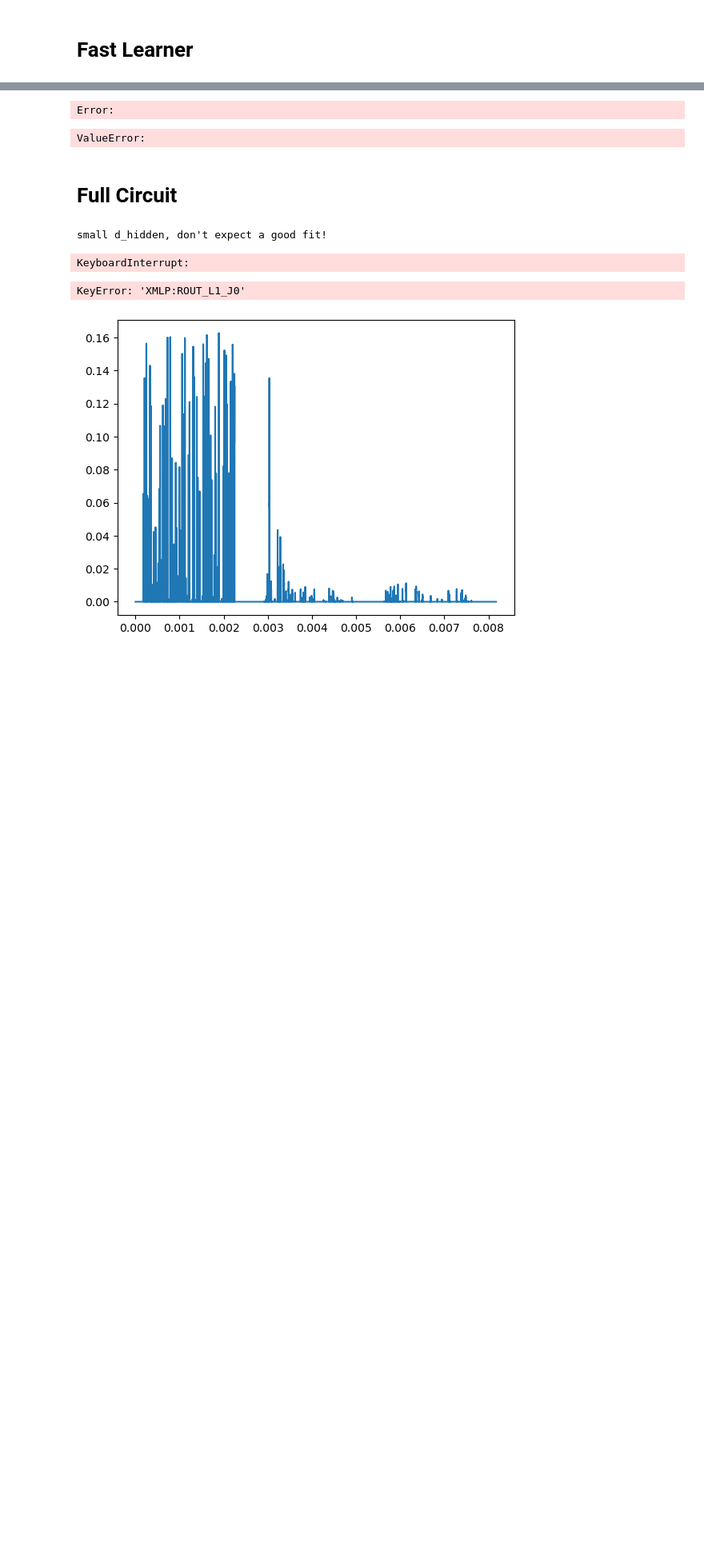
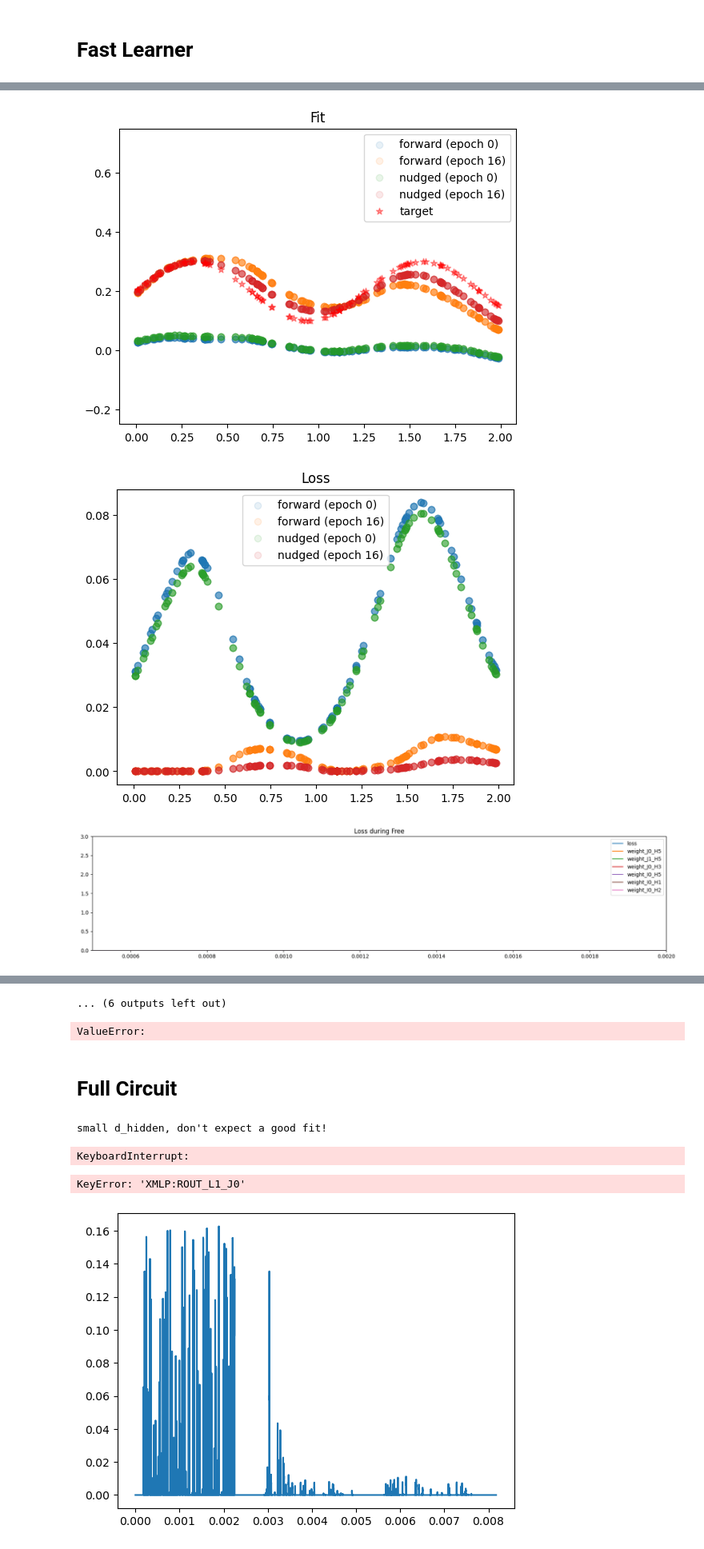
Before and after one commit to Jonas-Metzger/analog-mlp-circuit, a Jupyter notebook: mlp.ipynb, the cells around one changed output, grey strips where cells are left out. Shown at 80% size. Cells and saved outputs as stored; diff of their text form; code cells hidden in the pictures; blank space fills up the shorter version.

```diff
--- a/mlp.ipynb
+++ b/mlp.ipynb
@@ -342,6 +342,7 @@ for a in analyses[1:]:
             analysis[node] = np.concatenate([analysis[node], analysis[node].max()+np.array(a[node])])
         else:
             analysis[node] = np.concatenate([analysis[node], np.array(a[node])])
+    #if len(epoch_times)>7: break
 epoch_times.append(analysis["time"].max().item())
 
 x0 = np.array(analysis["X_0"])
@@ -359,9 +360,9 @@ early = (time < epoch_times[1])
 plt.title("Fit")
 for phase, select in [
         (f"forward (epoch 0)", during_free & early),
-        (f"forward (epoch {epochs})", during_free & late),
+        (f"forward (epoch {len(epoch_times)-1})", during_free & late),
         (f"nudged (epoch 0)", during_nudged & early),
-        (f"nudged (epoch {epochs})", during_nudged & late),
+        (f"nudged (epoch {len(epoch_times)-1})", during_nudged & late),
     ]:
     plt.scatter(x0[select], y[select], alpha=0.1, label=phase)
     #plt.xlim(0.9,2.2)
@@ -376,9 +377,9 @@ plt.show()
 plt.title("Loss")
 for phase, select in [
         ("forward (epoch 0)", during_free & early),
-        (f"forward (epoch {epochs})", during_free & late),
+        (f"forward (epoch {len(epoch_times)-1})", during_free & late),
         ("nudged (epoch 0)", during_nudged & early),
-        (f"nudged (epoch {epochs})", during_nudged & late),
+        (f"nudged (epoch {len(epoch_times)-1})", during_nudged & late),
     ]:
     plt.scatter(x0[select], loss[select], alpha=0.1, label=phase)
 legend = plt.legend()
@@ -418,30 +419,33 @@ for full_length in [True, False]:
     for l, i, j in [(0,0,1), (0,1,2), (0,1,1),  (0,1,3),  (1,1,0), (1,2,0), (1,2,1)]:
         if l == 1:
             ROUT = np.array(analysis[f"XMLP:Y_{j}"])
             RIN = np.array(analysis[f"XMLP:OUT_H{h}"])
             Vg = np.array(analysis[f"XMLP:XWEIGHT_J{j}_H{i}:MEM"])
             #ref = np.array(analysis[f"XMLP:REF"])
         if l == 0:
             h = j
             ROUT = np.array(analysis[f"XMLP:IN_H{h}"])
             RIN = np.array(analysis[f"X_{i}"])
             Vg = np.array(analysis[f"XMLP:XWEIGHT_I{i}_H{h}:MEM"])
             #ref = np.array(analysis[f"XMLP:IN_H{h}"])
         plt.axhline(initial_weights[l][i,j])
         plt.fill_between(time, y1=0, y2=during_nudged, label="nudged")
         plt.fill_between(time, y1=0, y2=during_free, label="free")
         #plt.plot(ROUT, label="ROUT")
         plt.plot(time, Vg-ROUT, label="VGS", color="red")
         start = epoch_times[0] + epoch_times[0]/2
         if not full_length:
             plt.xlim(start,start+0.02)
             plt.plot(time, Vg, label="VG", color="green", alpha=0.4, linewidth=4)
             plt.plot(time, RIN, label="VD", color="red", alpha=0.4, linewidth=4)
             plt.plot(time, ROUT, label="VS", color="orange", alpha=0.4, linewidth=4)
             #plt.plot(time, ref, label="REF", color="purple", ls='--', linewidth=1)
         plt.plot(time, RIN-ROUT, label="VDS", color="green", alpha=0.3)
         plt.title(f"L{l}_I{i}_J{j}")
         plt.legend()
         plt.ylim(-1, 3)
         plt.show()
 # %% [output]
+[figure, added]
+[figure, added]
+[figure, added]
@@ -448,4 +461,4 @@ for full_length in [True, False]:
-Error:
+... (6 outputs left out)
 # %%
 mean, meansq, mi, ma = 0, 0, 100, 0
 for i in range(dims[0]):
```
Also changed, not shown: parts of 6 cells of this notebook, 6 other files.
